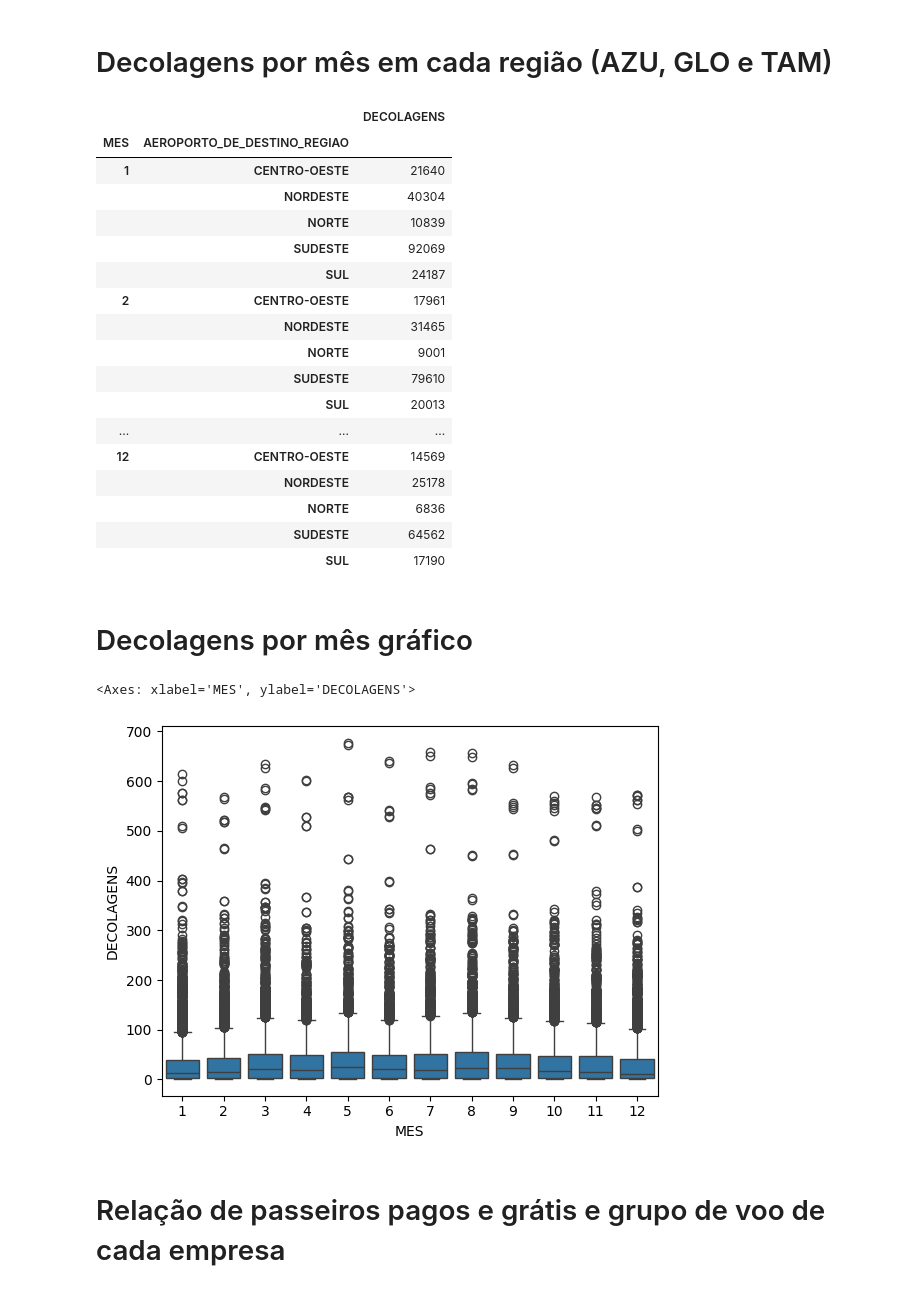
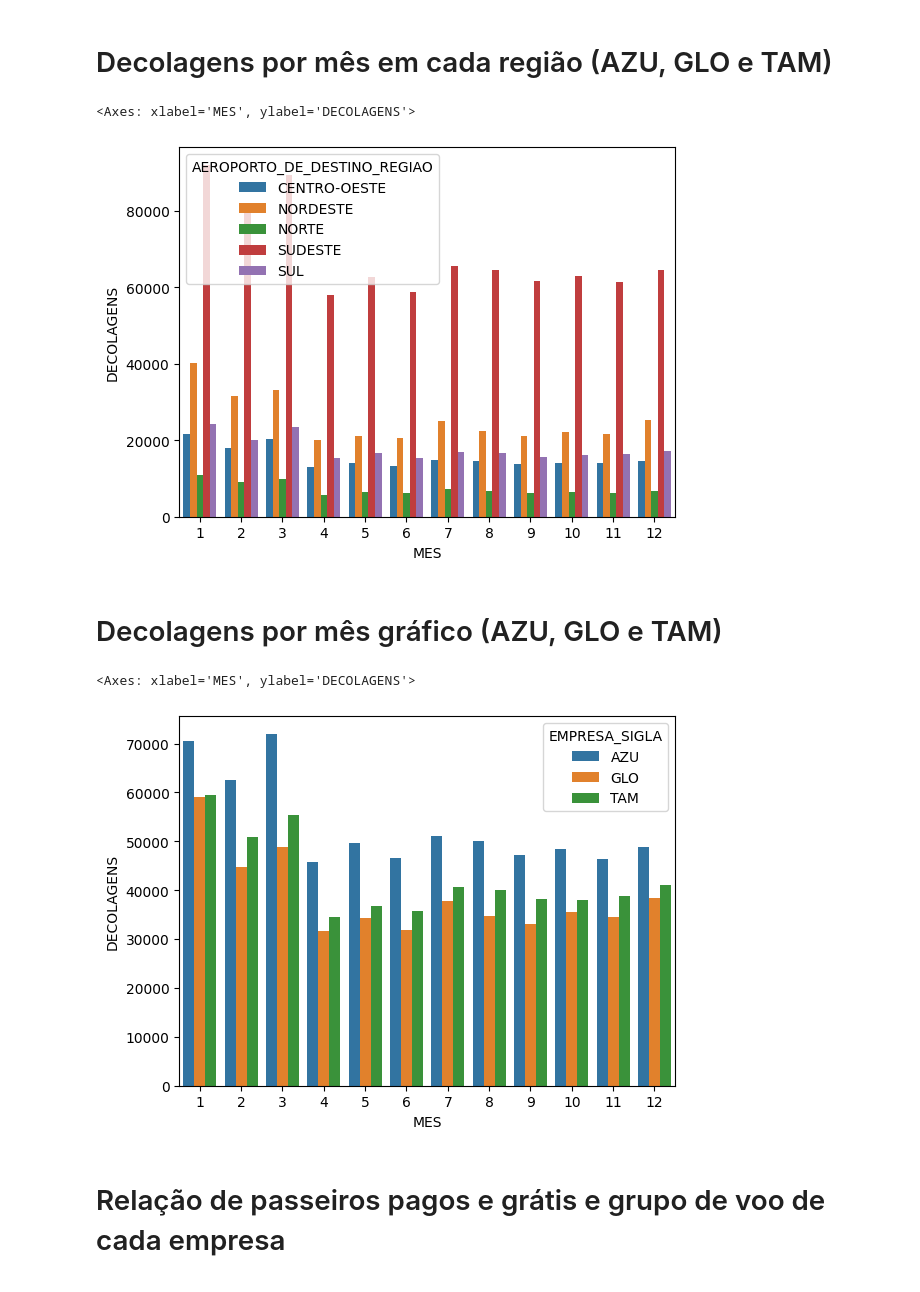
Before and after one commit to lgmro/analise_dados_big_data, a Jupyter notebook: Analise_Descritiva.ipynb, the cells around one changed output. Drawn from its saved outputs; the diff is of its cells as text; code cells hidden in the pictures.

Commit message:
Changing charts and format values

```diff
--- a/Analise_Descritiva.ipynb
+++ b/Analise_Descritiva.ipynb
@@ -130,8 +135,8 @@ display(ask_empresa)
 # %% [markdown]
 # Por que AZU, GLO e TAM tem os melhores valores? Tem alguma região em que focam mais? R: Sudeste
 # %%
-melhores_empresa = base.loc[(base['EMPRESA_SIGLA'] == 'AZU') | (base['EMPRESA_SIGLA'] == 'GLO') | (base['EMPRESA_SIGLA'] == 'TAM')]
-decolagens_regiao = melhores_empresa[['EMPRESA_SIGLA', 'AEROPORTO_DE_DESTINO_REGIAO', 'DECOLAGENS']].groupby(['EMPRESA_SIGLA', 'AEROPORTO_DE_DESTINO_REGIAO']).sum()
+melhores_empresas = base.loc[(base['EMPRESA_SIGLA'] == 'AZU') | (base['EMPRESA_SIGLA'] == 'GLO') | (base['EMPRESA_SIGLA'] == 'TAM')]
+decolagens_regiao = melhores_empresas[['EMPRESA_SIGLA', 'AEROPORTO_DE_DESTINO_REGIAO', 'DECOLAGENS']].groupby(['EMPRESA_SIGLA', 'AEROPORTO_DE_DESTINO_REGIAO']).sum()
 decolagens_regiao.DECOLAGENS = decolagens_regiao.DECOLAGENS.apply(formatar)
 display(decolagens_regiao)
 # %% [output]
@@ -156,35 +161,18 @@ display(decolagens_regiao)
 # Decolagens por mês em cada região (AZU, GLO e TAM)
 # %%
 decolagens_mes = melhores_empresa[['MES', 'AEROPORTO_DE_DESTINO_REGIAO', 'DECOLAGENS']].groupby(['MES', 'AEROPORTO_DE_DESTINO_REGIAO']).sum()
-decolagens+
-display(decolagens_mes)
+sns.barplot(data=decolagens_mes, x='MES', y='DECOLAGENS', hue="AEROPORTO_DE_DESTINO_REGIAO")
 # %% [output]
-|  |  | DECOLAGENS |
-| MES | AEROPORTO_DE_DESTINO_REGIAO |  |
-| 1 | CENTRO-OESTE | 21640 |
-|  | NORDESTE | 40304 |
-|  | NORTE | 10839 |
-|  | SUDESTE | 92069 |
-|  | SUL | 24187 |
-| 2 | CENTRO-OESTE | 17961 |
-|  | NORDESTE | 31465 |
-|  | NORTE | 9001 |
-|  | SUDESTE | 79610 |
-|  | SUL | 20013 |
-| ... | ... | ... |
-| 12 | CENTRO-OESTE | 14569 |
-|  | NORDESTE | 25178 |
-|  | NORTE | 6836 |
-|  | SUDESTE | 64562 |
-|  | SUL | 17190 |
+<Axes: xlabel='MES', ylabel='DECOLAGENS'>
+[figure, added]
 # %% [markdown]
-# Decolagens por mês gráfico
+# Decolagens por mês gráfico (AZU, GLO e TAM)
 # %%
-# ax = base.boxplot(column="DECOLAGENS", by="MES", figsize=(8,4))
-sns.boxplot(x='MES',y='DECOLAGENS',data=melhores_empresa)
+decolagens_mes_melhores_empresas = melhores_empresas[['EMPRESA_SIGLA', 'MES','DECOLAGENS']].groupby(['EMPRESA_SIGLA', 'MES']).sum()
+sns.barplot(data=decolagens_mes_melhores_empresas, x='MES', y='DECOLAGENS', hue="EMPRESA_SIGLA")
 # %% [output]
 <Axes: xlabel='MES', ylabel='DECOLAGENS'>
-[figure, old version]
+[figure, new version]
 # %% [markdown]
 # Relação de passeiros pagos e grátis e grupo de voo de cada empresa
 # %%
```
Also changed, not shown: parts of 8 cells of this notebook.
